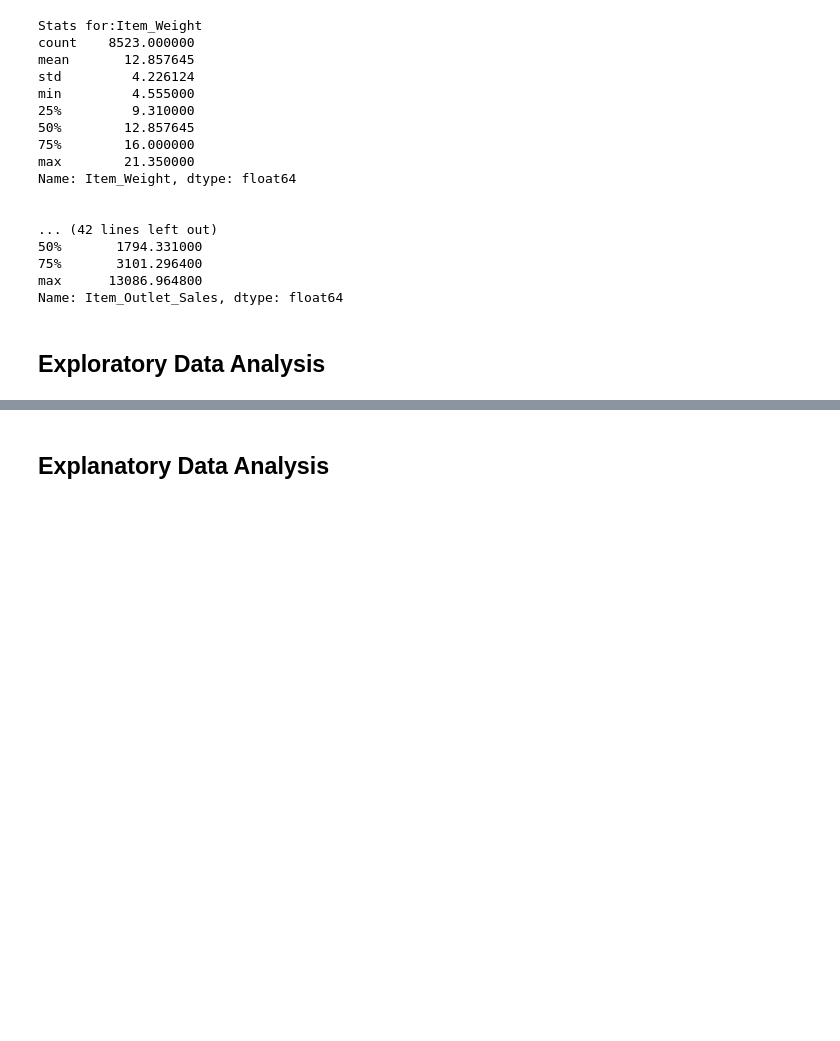
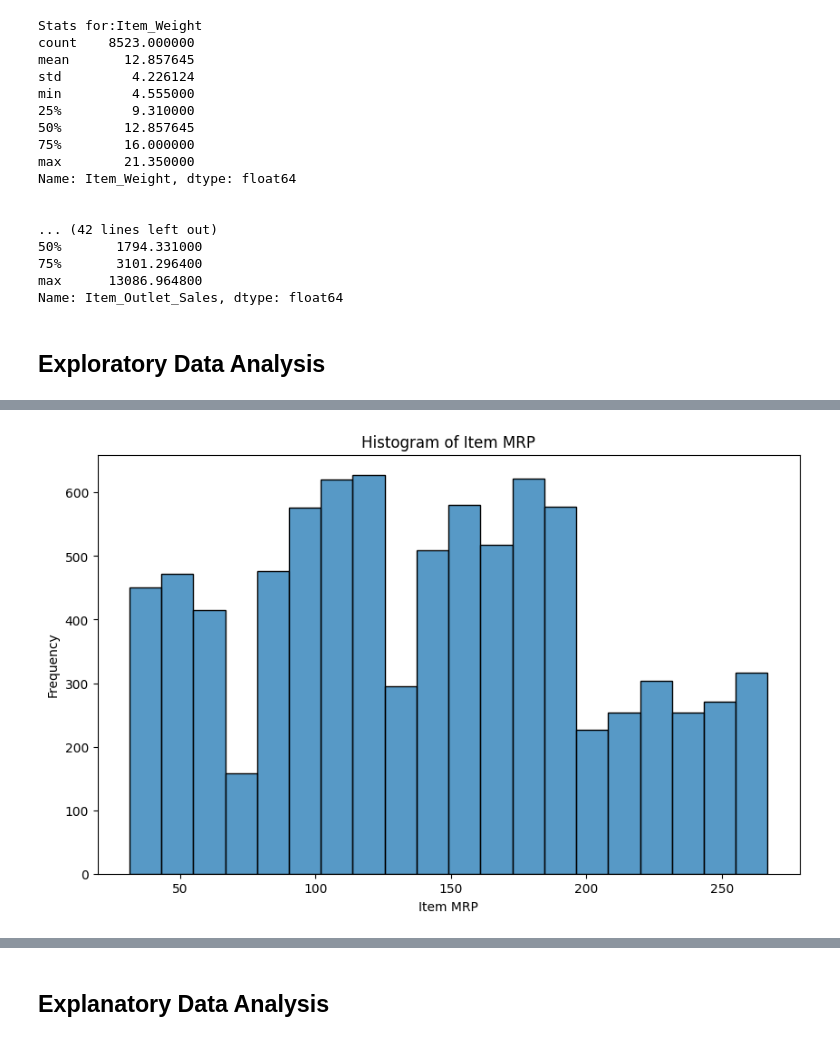
Before and after one commit to chrishunt11/Sales-Prediction-Model, a Jupyter notebook: Prediction_of_Product_Sales.ipynb, the cells around one changed output, grey strips where cells are left out. Cells and saved outputs as stored; diff of their text form; code cells hidden in the pictures; blank space fills up the shorter version.

```diff
--- a/Prediction_of_Product_Sales.ipynb
+++ b/Prediction_of_Product_Sales.ipynb
@@ -337,0 +374,13 @@ Name: Item_Outlet_Sales, dtype: float64
+# %%
+# changing the size of the figure
+plt.figure(figsize=(10, 6))
+
+# Histogram of Item MRP
+ax = sns.histplot(df['Item_MRP'], bins=20, edgecolor='black')
+
+# setting the xlabel, ylabel, and title
+ax.set_xlabel('Item MRP')
+ax.set_ylabel('Frequency')
+ax.set_title('Histogram of Item MRP');
+# %% [output]
+[figure, added]
```
Also changed, not shown: parts of 27 cells of this notebook.
